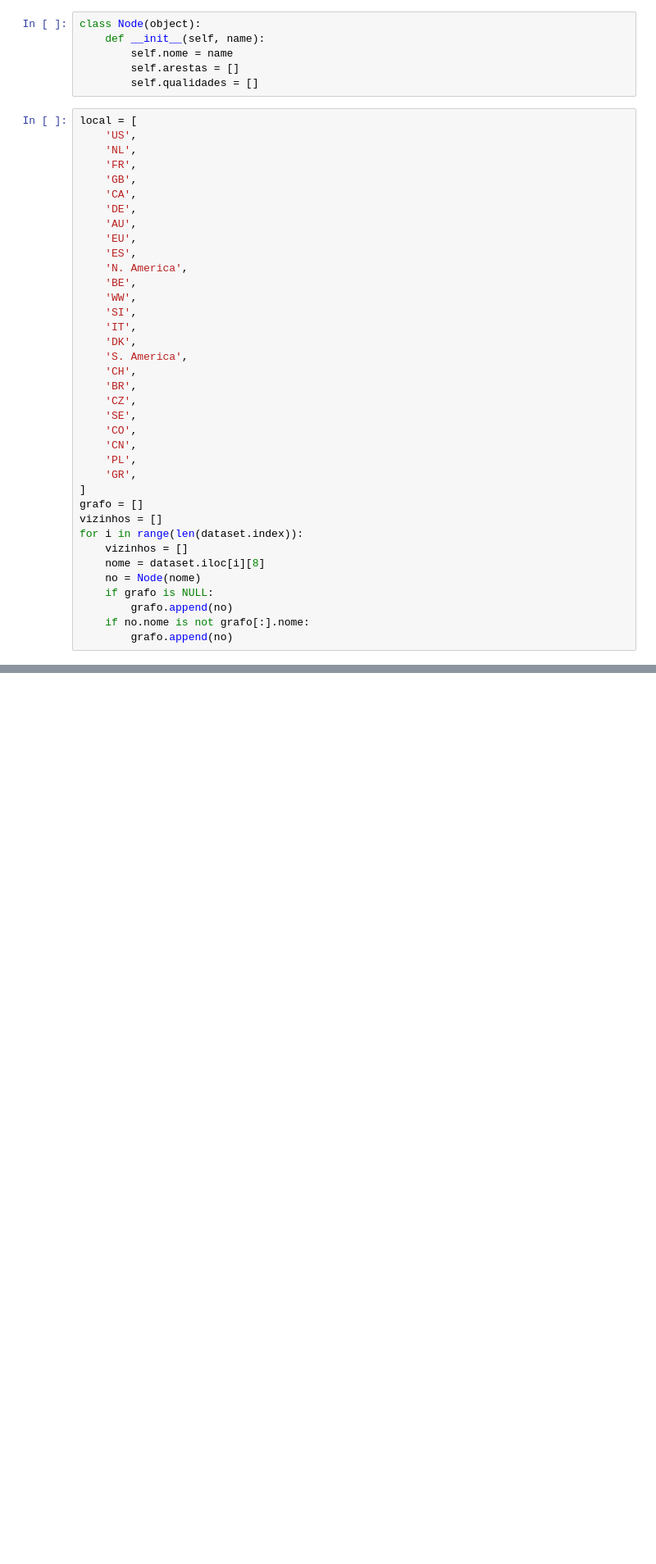
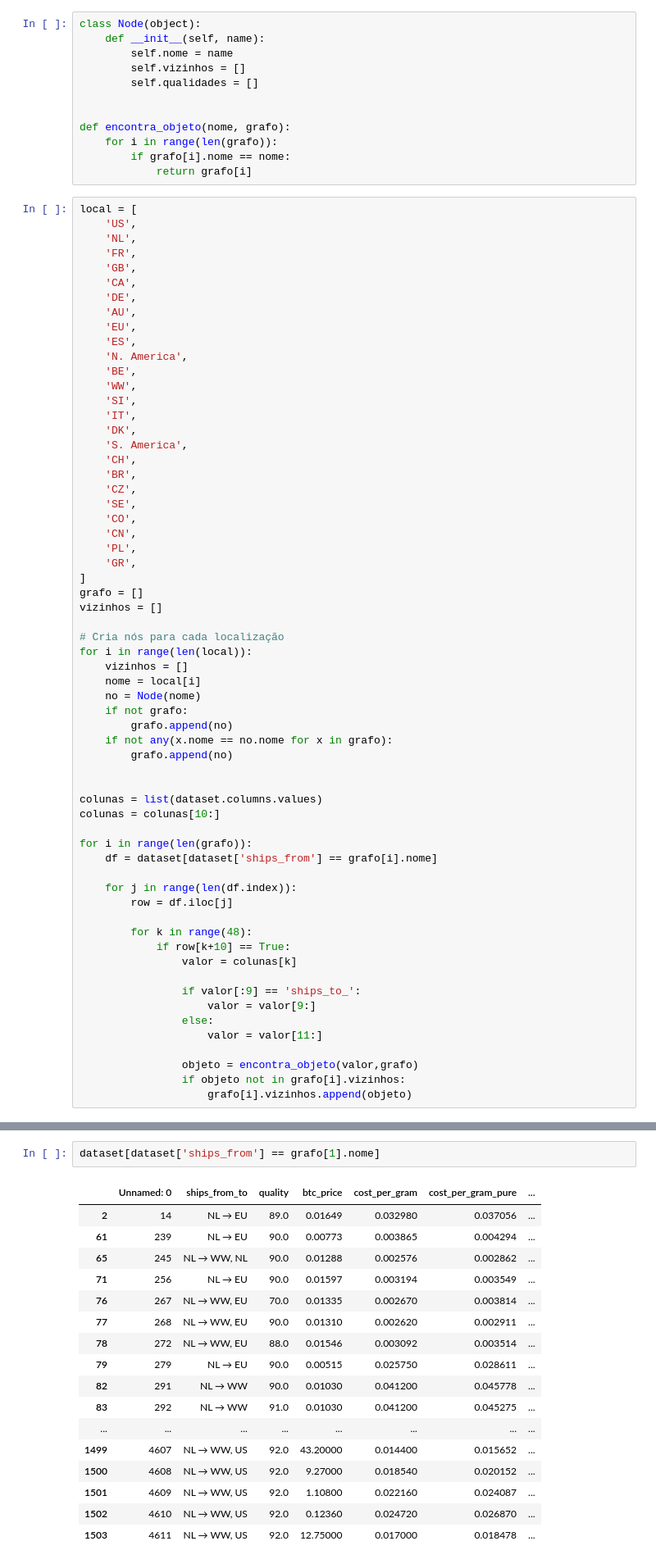
Before and after one commit to EDAII/lista08-RafaelMakaha, a Jupyter notebook: Grafo-de-cocaina.ipynb, the cells around one changed output, grey strips where cells are left out. Shown at 82% size. Saved outputs shown, nothing was run; the diff lists cells and outputs as text; blank space fills up the shorter version.

```diff
--- a/Grafo-de-cocaina.ipynb
+++ b/Grafo-de-cocaina.ipynb
@@ -45,8 +35,14 @@ dataset
 class Node(object):
     def __init__(self, name):
         self.nome = name
-        self.arestas = []
+        self.vizinhos = []
         self.qualidades = []
+
+
+def encontra_objeto(nome, grafo):
+    for i in range(len(grafo)):
+        if grafo[i].nome == nome:
+            return grafo[i]
 # %%
 local = [
     'US',
@@ -76,11 +72,36 @@ local = [
 ]
 grafo = []
 vizinhos = []
-for i in range(len(dataset.index)):
+
+# Cria nós para cada localização
+for i in range(len(local)):
     vizinhos = []
-    nome = dataset.iloc[i][8]
+    nome = local[i]
     no = Node(nome)
-    if grafo is NULL:
+    if not grafo:
         grafo.append(no)
-    if no.nome is not grafo[:].nome:
+    if not any(x.nome == no.nome for x in grafo):
         grafo.append(no)
+
+
+colunas = list(dataset.columns.values)
+colunas = colunas[10:]
+
+for i in range(len(grafo)):
+    df = dataset[dataset['ships_from'] == grafo[i].nome]
+
+    for j in range(len(df.index)):
+        row = df.iloc[j]
+
+        for k in range(48):
+            if row[k+10] == True:
+                valor = colunas[k]
+
+                if valor[:9] == 'ships_to_':
+                    valor = valor[9:]
+                else:
+                    valor = valor[11:]
+
+                objeto = encontra_objeto(valor,grafo)
+                if objeto not in grafo[i].vizinhos:
+                    grafo[i].vizinhos.append(objeto)
@@ -111,0 +130,20 @@ Index(['Unnamed: 0', 'ships_from_to', 'quality', 'btc_price', 'cost_per_gram',
+# %%
+dataset[dataset['ships_from'] == grafo[1].nome]
+# %% [output]
+|  | Unnamed: 0 | ships_from_to | quality | btc_price | cost_per_gram | cost_per_gram_pure | ... |
+| 2 | 14 | NL → EU | 89.0 | 0.01649 | 0.032980 | 0.037056 | ... |
+| 61 | 239 | NL → EU | 90.0 | 0.00773 | 0.003865 | 0.004294 | ... |
+| 65 | 245 | NL → WW, NL | 90.0 | 0.01288 | 0.002576 | 0.002862 | ... |
+| 71 | 256 | NL → EU | 90.0 | 0.01597 | 0.003194 | 0.003549 | ... |
+| 76 | 267 | NL → WW, EU | 70.0 | 0.01335 | 0.002670 | 0.003814 | ... |
+| 77 | 268 | NL → WW, EU | 90.0 | 0.01310 | 0.002620 | 0.002911 | ... |
+| 78 | 272 | NL → WW, EU | 88.0 | 0.01546 | 0.003092 | 0.003514 | ... |
+| 79 | 279 | NL → EU | 90.0 | 0.00515 | 0.025750 | 0.028611 | ... |
+| 82 | 291 | NL → WW | 90.0 | 0.01030 | 0.041200 | 0.045778 | ... |
+| 83 | 292 | NL → WW | 91.0 | 0.01030 | 0.041200 | 0.045275 | ... |
+| ... | ... | ... | ... | ... | ... | ... | ... |
+| 1499 | 4607 | NL → WW, US | 92.0 | 43.20000 | 0.014400 | 0.015652 | ... |
+| 1500 | 4608 | NL → WW, US | 92.0 | 9.27000 | 0.018540 | 0.020152 | ... |
+| 1501 | 4609 | NL → WW, US | 92.0 | 1.10800 | 0.022160 | 0.024087 | ... |
+| 1502 | 4610 | NL → WW, US | 92.0 | 0.12360 | 0.024720 | 0.026870 | ... |
+| 1503 | 4611 | NL → WW, US | 92.0 | 12.75000 | 0.017000 | 0.018478 | ... |
```
Also changed, not shown: parts of 7 cells of this notebook.
